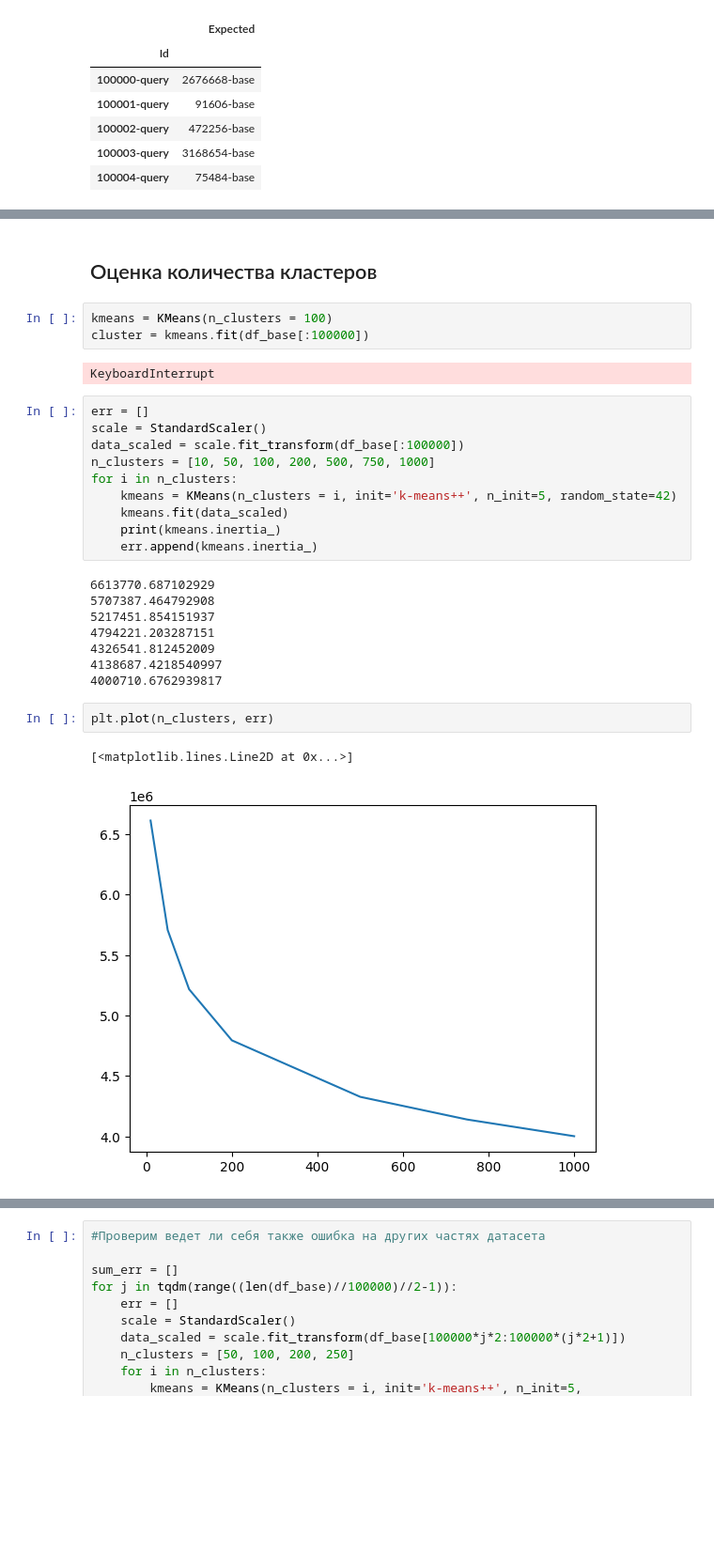
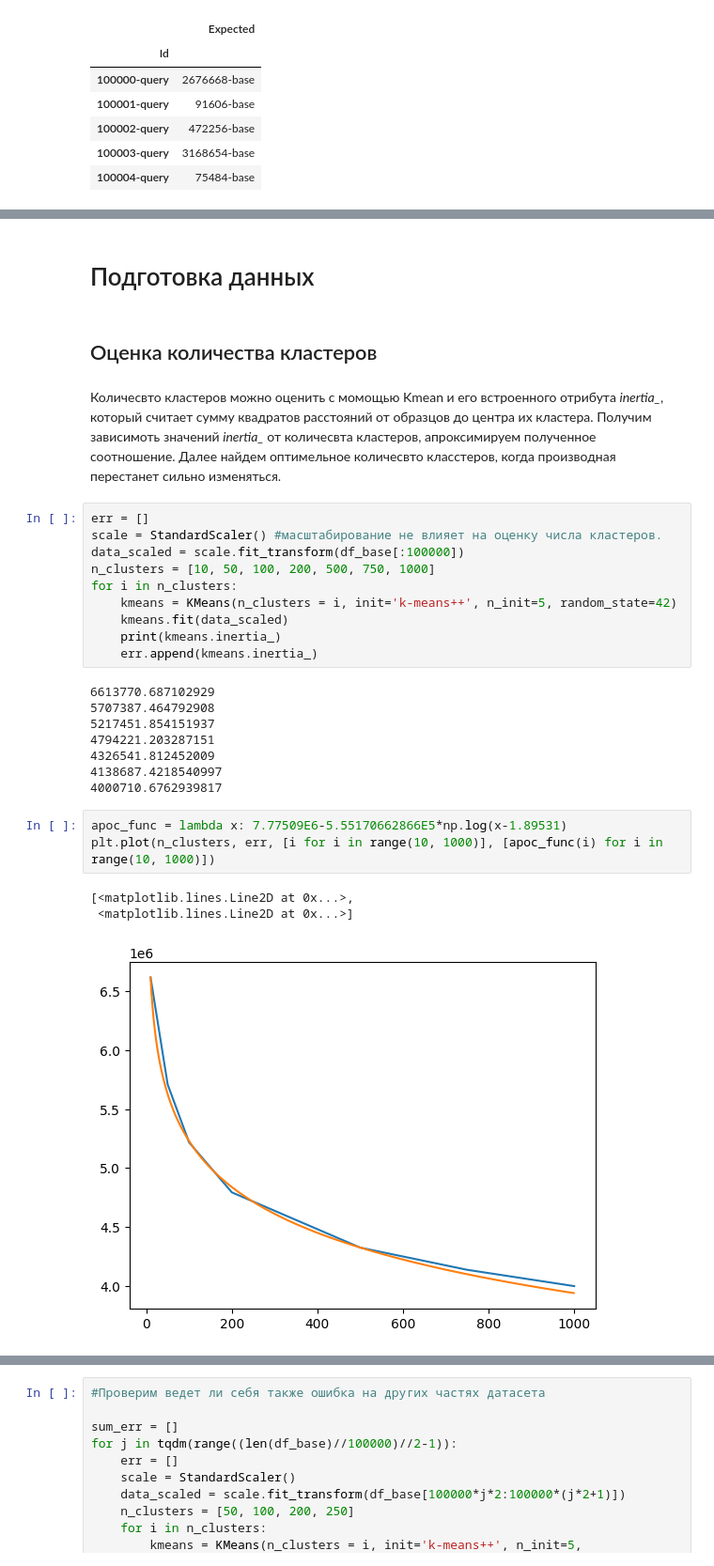
Before and after one commit to raphael12/Matching, a Jupyter notebook: Matching.ipynb, the cells around one changed output, grey strips where cells are left out. Shown at 94% size. Drawn from its saved outputs; the diff is of its cells as text; blank space fills up the shorter version.

```diff
--- a/Matching.ipynb
+++ b/Matching.ipynb
@@ -149,13 +138,12 @@ base_index = {k: v for k, v in enumerate(df_base.index.to_list())}
+# %% [markdown]
+# Подготовка данных
 # %% [markdown]
 ## Оценка количества кластеров
-# %%
-kmeans = KMeans(n_clusters = 100)
-cluster = kmeans.fit(df_base[:100000])
-# %% [output]
-KeyboardInterrupt
+# %% [markdown]
+Количесвто кластеров можно оценить с момощью Kmean и его встроенного отрибута *inertia_*, который считает сумму квадратов расстояний от образцов до центра их кластера. Получим зависимоть значений *inertia_* от количесвта кластеров, апроксимируем полученное соотношение. Далее найдем оптимельное количесвто класстеров, когда производная перестанет сильно изменяться.
 # %%
 err = []
-scale = StandardScaler()
+scale = StandardScaler() #масштабирование не влияет на оценку числа кластеров.
 data_scaled = scale.fit_transform(df_base[:100000])
 n_clusters = [10, 50, 100, 200, 500, 750, 1000]
 for i in n_clusters:
@@ -172,7 +160,9 @@ for i in n_clusters:
 4138687.4218540997
 4000710.6762939817
 # %%
-plt.plot(n_clusters, err)
+apoc_func = lambda x: 7.77509E6-5.55170662866E5*np.log(x-1.89531)
+plt.plot(n_clusters, err, [i for i in range(10, 1000)], [apoc_func(i) for i in range(10, 1000)])
 # %% [output]
-[<matplotlib.lines.Line2D at 0x...>]
+[<matplotlib.lines.Line2D at 0x...>,
+ <matplotlib.lines.Line2D at 0x...>]
-[figure, old version]
+[figure, new version]
```
Also changed, not shown: parts of 25 cells of this notebook.
